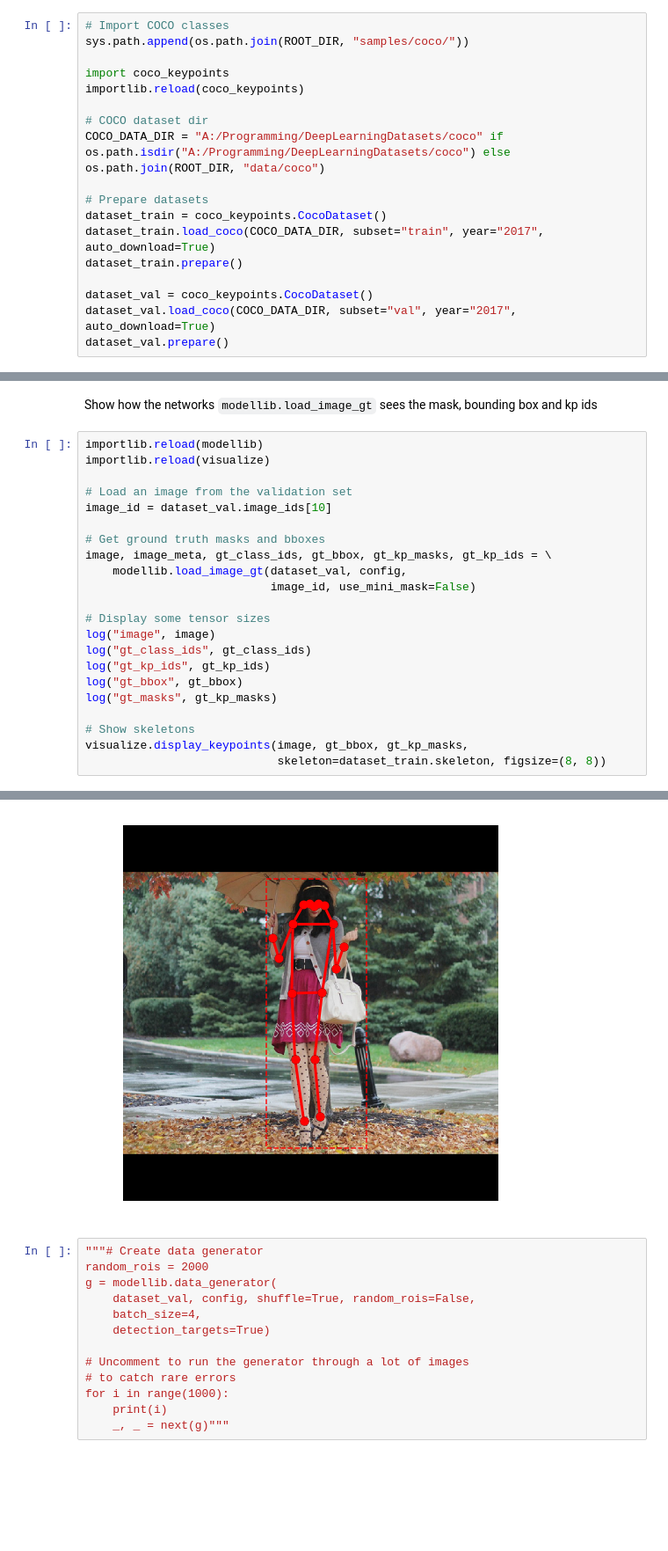
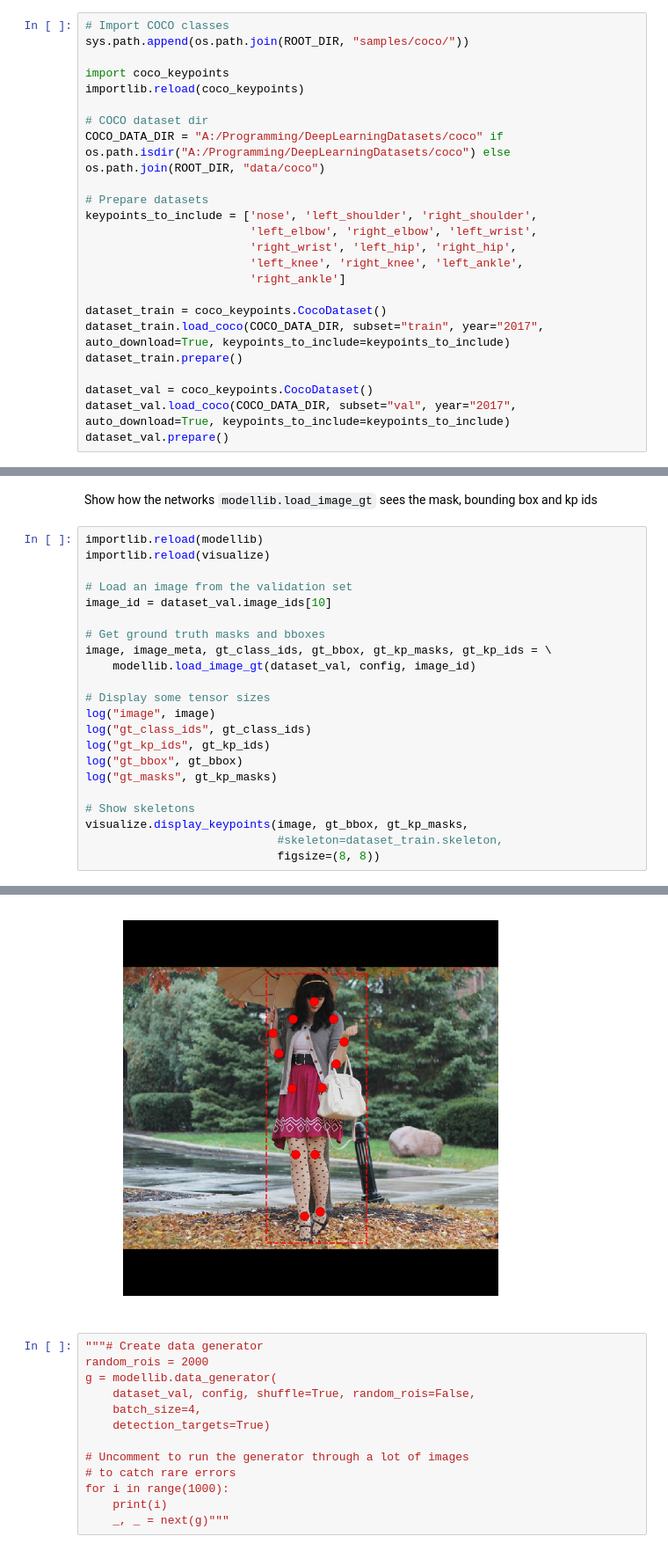
Before and after one commit to bitsauce/Keypoint_RCNN, a Jupyter notebook: samples/keypoints_inspect.ipynb, the cells around one changed output, grey strips where cells are left out. Shown: that part at 88% size. Saved outputs shown, nothing was run; the diff lists cells and outputs as text; blank space fills up the shorter version.

```diff
--- a/samples/keypoints_inspect.ipynb
+++ b/samples/keypoints_inspect.ipynb
@@ -54,12 +52,18 @@ importlib.reload(coco_keypoints)
 COCO_DATA_DIR = "A:/Programming/DeepLearningDatasets/coco" if os.path.isdir("A:/Programming/DeepLearningDatasets/coco") else os.path.join(ROOT_DIR, "data/coco")
 
 # Prepare datasets
+keypoints_to_include = ['nose', 'left_shoulder', 'right_shoulder',
+                        'left_elbow', 'right_elbow', 'left_wrist',
+                        'right_wrist', 'left_hip', 'right_hip',
+                        'left_knee', 'right_knee', 'left_ankle',
+                        'right_ankle']
+
 dataset_train = coco_keypoints.CocoDataset()
-dataset_train.load_coco(COCO_DATA_DIR, subset="train", year="2017", auto_download=True)
+dataset_train.load_coco(COCO_DATA_DIR, subset="train", year="2017", auto_download=True, keypoints_to_include=keypoints_to_include)
 dataset_train.prepare()
 
 dataset_val = coco_keypoints.CocoDataset()
-dataset_val.load_coco(COCO_DATA_DIR, subset="val", year="2017", auto_download=True)
+dataset_val.load_coco(COCO_DATA_DIR, subset="val", year="2017", auto_download=True, keypoints_to_include=keypoints_to_include)
 dataset_val.prepare()
 # %% [output]
 Will use images in A:/Programming/DeepLearningDatasets/coco/train2017
@@ -138,8 +139,7 @@ image_id = dataset_val.image_ids[10]
 
 # Get ground truth masks and bboxes
 image, image_meta, gt_class_ids, gt_bbox, gt_kp_masks, gt_kp_ids = \
-    modellib.load_image_gt(dataset_val, config,
-                           image_id, use_mini_mask=False)
+    modellib.load_image_gt(dataset_val, config, image_id)
 
 # Display some tensor sizes
 log("image", image)
@@ -150,7 +150,8 @@ log("gt_masks", gt_kp_masks)
 
 # Show skeletons
 visualize.display_keypoints(image, gt_bbox, gt_kp_masks,
-                            skeleton=dataset_train.skeleton, figsize=(8, 8))
+                            #skeleton=dataset_train.skeleton,
+                            figsize=(8, 8))
 # %% [output]
 image                    shape: (1024, 1024, 3)       min:    0.00000  max:  252.00000  uint8
 gt_class_ids             shape: (1,)                  min:    1.00000  max:    1.00000  int32
@@ -160,4 +161,4 @@ gt_masks                 shape: (1, 1024, 1024, 17)   min:    0.00000  max:    1
-[figure, old version]
+[figure, new version]
 # %%
 """# Create data generator
 random_rois = 2000
```
Also changed, not shown: parts of 5 cells of this notebook, 6 other files.
